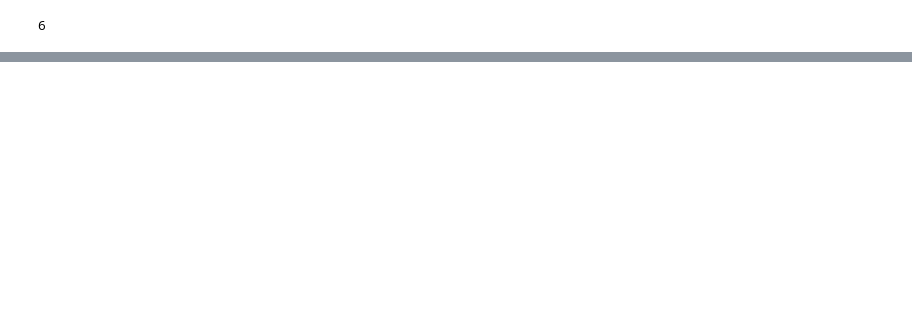
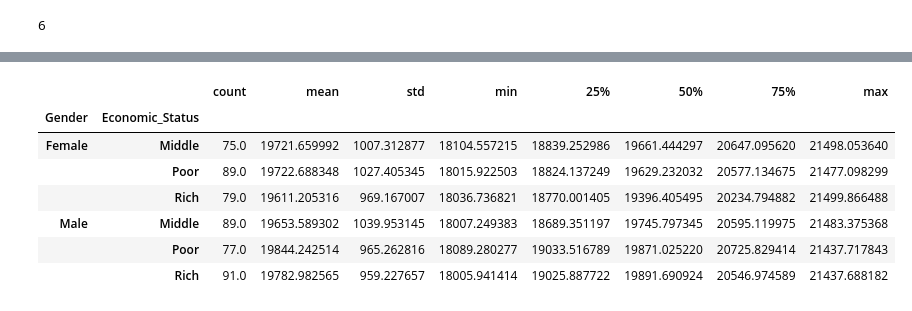
Before and after one commit to Kaiziferr/Data_Science_Workshops, a Jupyter notebook: Workshop_4/Dummy_Data_set.ipynb, the cells around one changed output, grey strips where cells are left out. Drawn from its saved outputs; the diff is of its cells as text; code cells hidden in the pictures; blank space fills up the shorter version.

```diff
--- a/Workshop_4/Dummy_Data_set.ipynb
+++ b/Workshop_4/Dummy_Data_set.ipynb
@@ -212,0 +269,11 @@ for names, groups in double_group:
+# %%
+double_group['Icome'].describe()
+# %% [output]
+|  |  | count | mean | std | min | 25% | 50% | 75% | max |
+| Gender | Economic_Status |  |  |  |  |  |  |  |  |
+| Female | Middle | 75.0 | 19721.659992 | 1007.312877 | 18104.557215 | 18839.252986 | 19661.444297 | 20647.095620 | 21498.053640 |
+|  | Poor | 89.0 | 19722.688348 | 1027.405345 | 18015.922503 | 18824.137249 | 19629.232032 | 20577.134675 | 21477.098299 |
+|  | Rich | 79.0 | 19611.205316 | 969.167007 | 18036.736821 | 18770.001405 | 19396.405495 | 20234.794882 | 21499.866488 |
+| Male | Middle | 89.0 | 19653.589302 | 1039.953145 | 18007.249383 | 18689.351197 | 19745.797345 | 20595.119975 | 21483.375368 |
+|  | Poor | 77.0 | 19844.242514 | 965.262816 | 18089.280277 | 19033.516789 | 19871.025220 | 20725.829414 | 21437.717843 |
+|  | Rich | 91.0 | 19782.982565 | 959.227657 | 18005.941414 | 19025.887722 | 19891.690924 | 20546.974589 | 21437.688182 |
```
Also changed, not shown: parts of 33 cells of this notebook.
